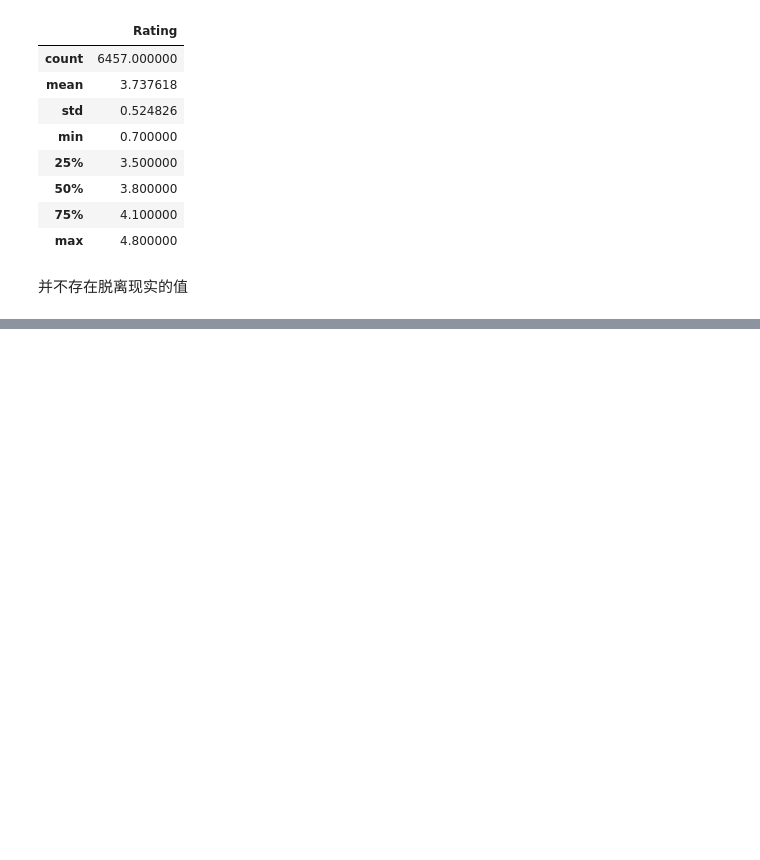
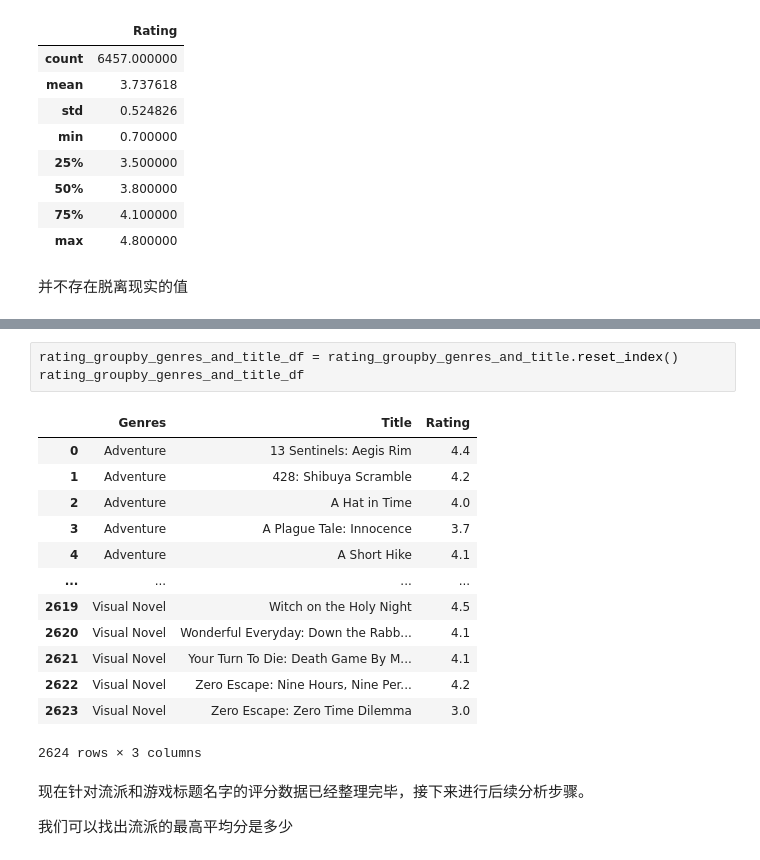
Before and after one commit to Tindoiimu/Python_data_analysis, a Jupyter notebook: 1980 年至 2023 年的热门电子游戏数据.ipynb, the cells around one changed output, grey strips where cells are left out. Cells and saved outputs as stored; diff of their text form; blank space fills up the shorter version.

```diff
--- a/1980 年至 2023 年的热门电子游戏数据.ipynb
+++ b/1980 年至 2023 年的热门电子游戏数据.ipynb
@@ -249,0 +292,21 @@ cleaned_game_data
+# %%
+rating_groupby_genres_and_title_df = rating_groupby_genres_and_title.reset_index()
+rating_groupby_genres_and_title_df
+# %% [output]
+|  | Genres | Title | Rating |
+| 0 | Adventure | 13 Sentinels: Aegis Rim | 4.4 |
+| 1 | Adventure | 428: Shibuya Scramble | 4.2 |
+| 2 | Adventure | A Hat in Time | 4.0 |
+| 3 | Adventure | A Plague Tale: Innocence | 3.7 |
+| 4 | Adventure | A Short Hike | 4.1 |
+| ... | ... | ... | ... |
+| 2619 | Visual Novel | Witch on the Holy Night | 4.5 |
+| 2620 | Visual Novel | Wonderful Everyday: Down the Rabb... | 4.1 |
+| 2621 | Visual Novel | Your Turn To Die: Death Game By M... | 4.1 |
+| 2622 | Visual Novel | Zero Escape: Nine Hours, Nine Per... | 4.2 |
+| 2623 | Visual Novel | Zero Escape: Zero Time Dilemma | 3.0 |
+2624 rows × 3 columns
+# %% [markdown]
+现在针对流派和游戏标题名字的评分数据已经整理完毕，接下来进行后续分析步骤。
+
+我们可以找出流派的最高平均分是多少
```
Also changed, not shown: parts of 35 cells of this notebook.
